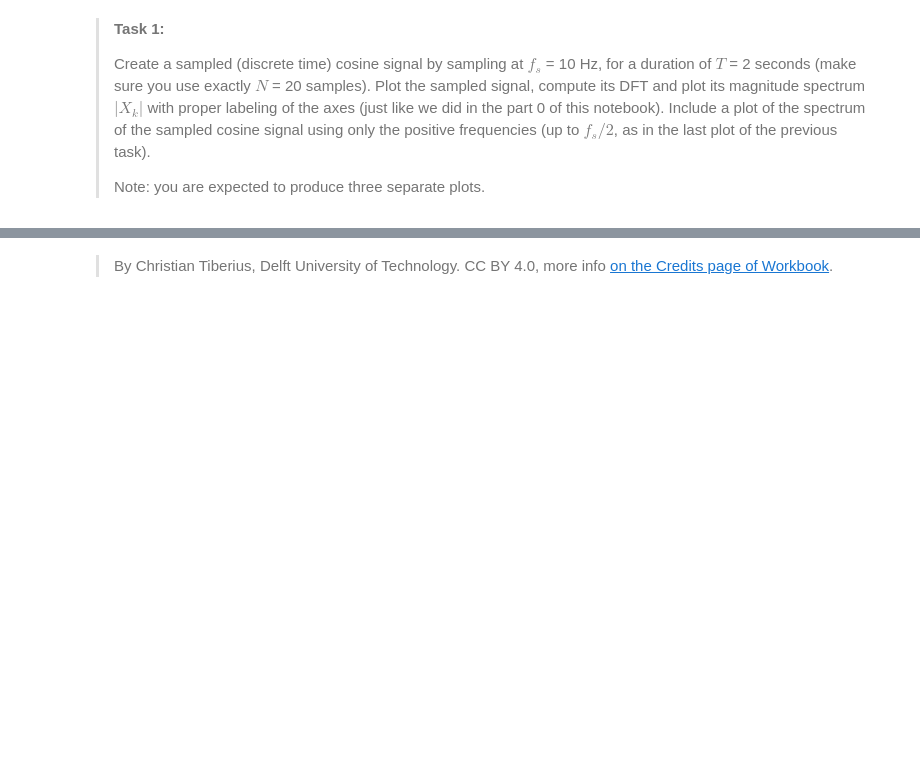
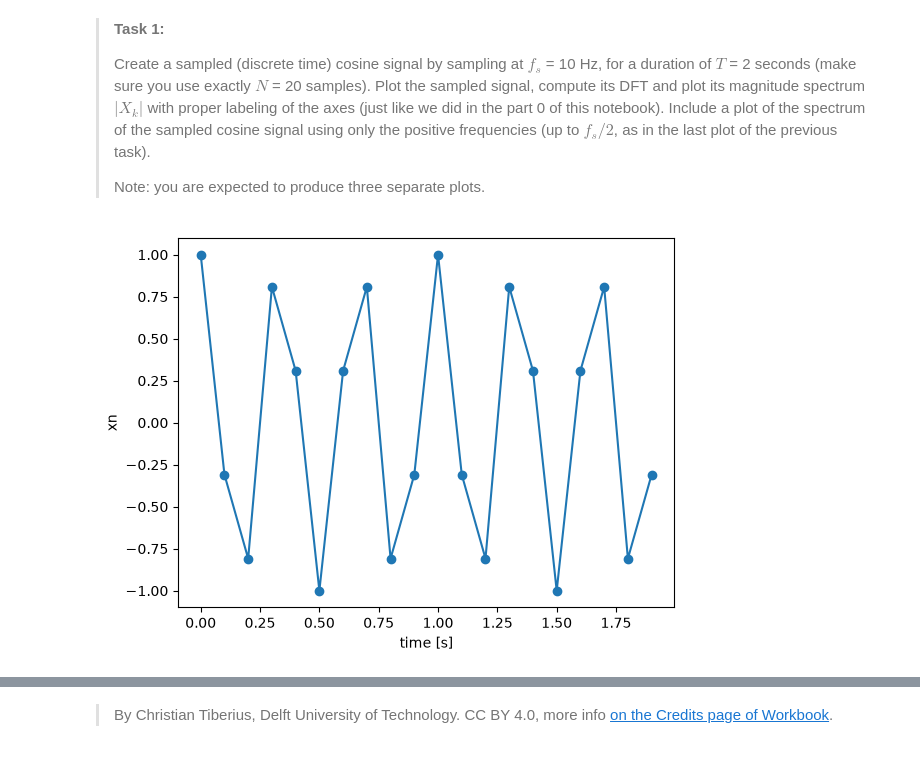
Before and after one commit to adewitvizz/WA2.3, a Jupyter notebook: DFT.ipynb, the cells around one changed output, grey strips where cells are left out. Cells and saved outputs as stored; diff of their text form; code cells hidden in the pictures; blank space fills up the shorter version.

```diff
--- a/DFT.ipynb
+++ b/DFT.ipynb
@@ -152,7 +164,21 @@ As a side note: the cosine is strictly a periodic function, not a-periodic (as a
 >
 > Note: you are expected to produce three separate plots.
 # %%
-### YOUR CODE HERE ###
+t = np.arange(0,T,dt)
+fc = 3
+fs = 10
+T = 2
+N = 20
+dt = T/N
+xt = np.cos(2*np.pi*fc*t)
+
+plt.plot(t, xt,'-o')
+
+
+plt.xlabel('time [s]')
+plt.ylabel('xn');
 
 # Plot 1
+# %% [output]
+[figure, added]
 # %%
```
Also changed, not shown: parts of 7 cells of this notebook.
